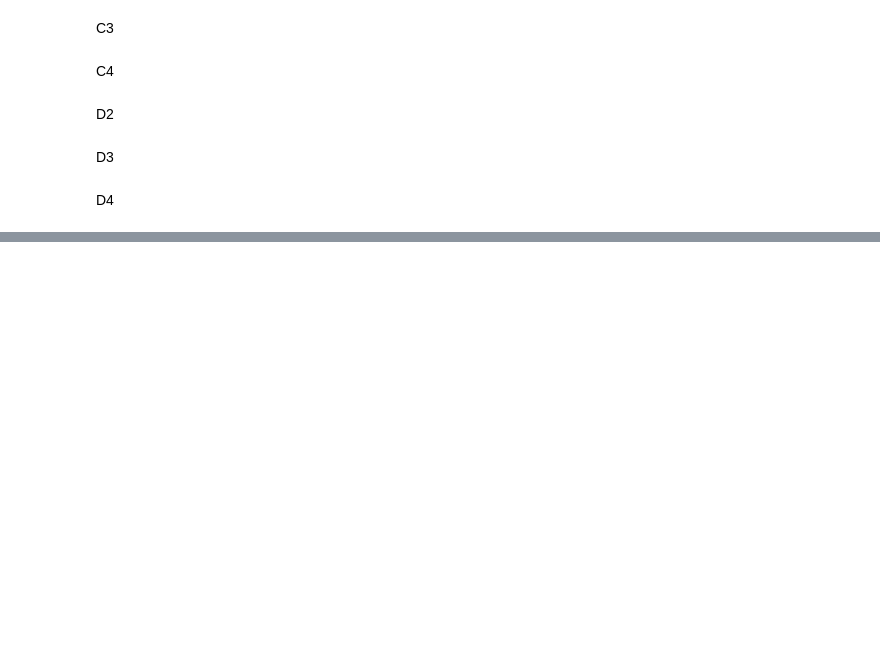
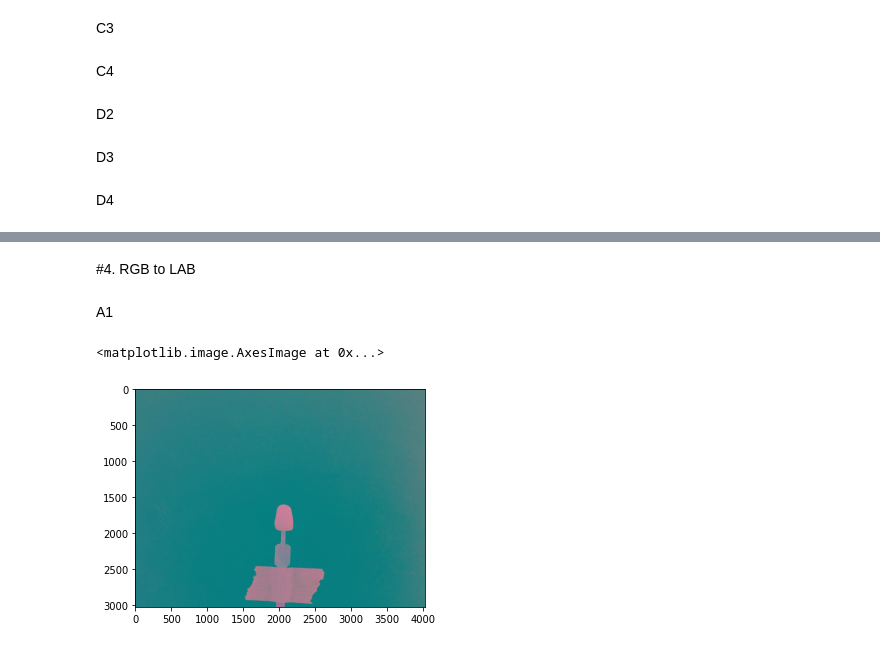
Before and after one commit to Kggzzz/Project_2021_matchingcolor, a Jupyter notebook: Data_set3_set3.ipynb, the cells around one changed output, grey strips where cells are left out. Saved outputs shown, nothing was run; the diff lists cells and outputs as text; code cells hidden in the pictures; blank space fills up the shorter version.

```diff
--- a/Data_set3_set3.ipynb
+++ b/Data_set3_set3.ipynb
@@ -319,0 +556,9 @@ blob_service_client.get_blob_to_path('shadeimg', full_path_to_file2, full_path_t
+# %% [markdown]
+#4. RGB to LAB
+# %% [markdown]
+A1
+# %%
+LAB_imgA1_01= cv2.cvtColor(RGB_imgA1_01, cv2.COLOR_RGB2LAB)
+# %% [output]
+<matplotlib.image.AxesImage at 0x...>
+[figure, added]
```
Also changed, not shown: parts of 384 cells of this notebook.
